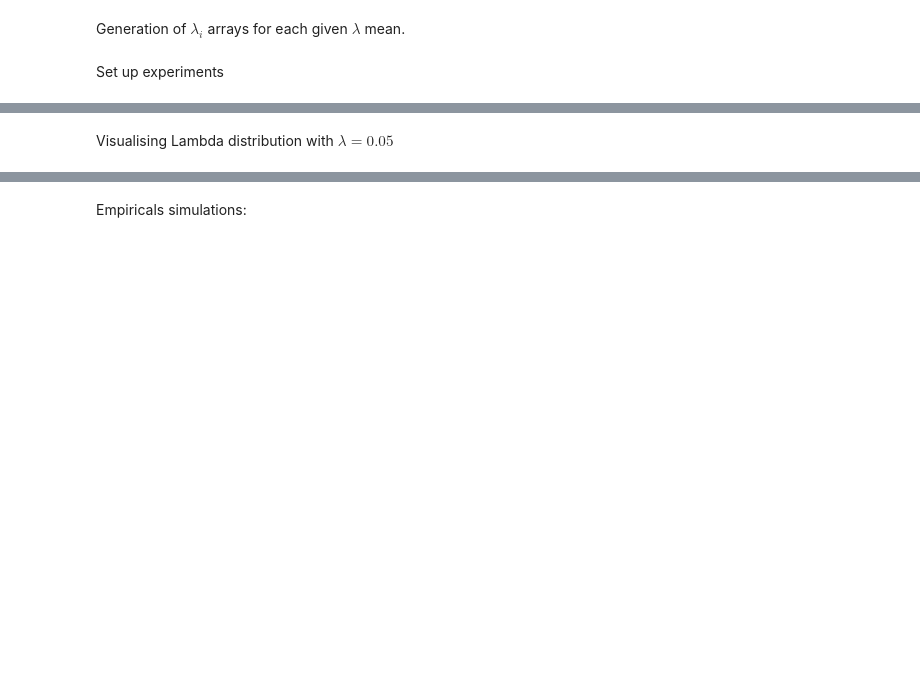
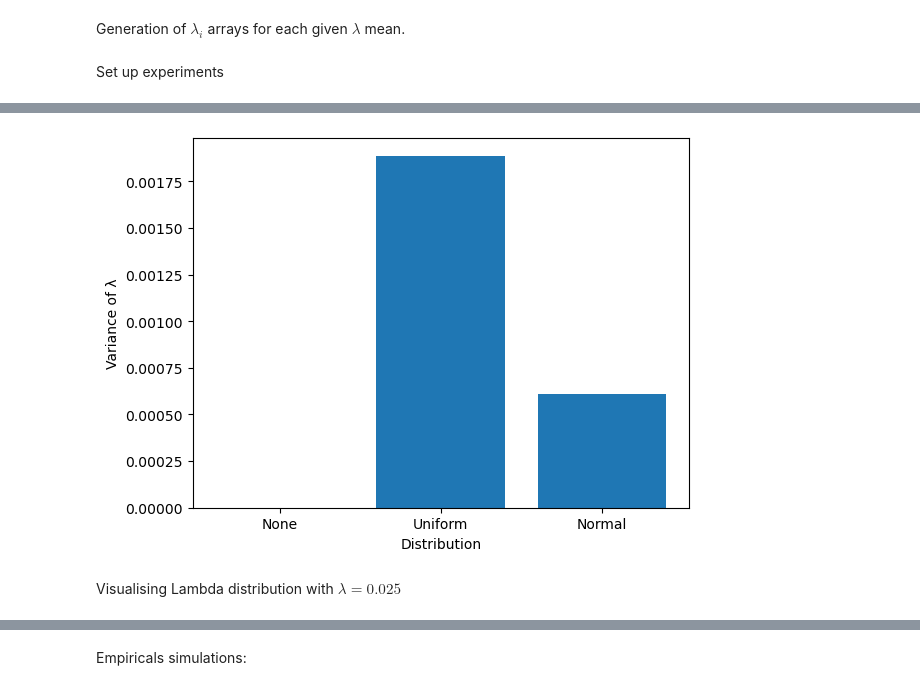
Before and after one commit to SunnyRT/SF5_network_analysis, a Jupyter notebook: experiments2.ipynb, the cells around one changed output, grey strips where cells are left out. Drawn from its saved outputs; the diff is of its cells as text; code cells hidden in the pictures; blank space fills up the shorter version.

```diff
--- a/experiments2.ipynb
+++ b/experiments2.ipynb
@@ -215,11 +276,16 @@ TDB
 # %% [markdown]
 # Distributions of $\lambda_i$ for individual nodes
+# %%
+dists = [None, "uniform", "normal"]
 # %% [markdown]
 Generation of $\lambda_i$ arrays for each given $\lambda$ mean.
 # %%
 def node_lambda(n, mean, dist=None):
     """Generate the susceptibility for each node in the network."""
-    # variance scale with mean value
+    # variance scale with mean value !!!!!
+
+    if mean == 0:
+        return np.zeros(n)
 
     if dist is None:
         lambda_i = np.full(n, mean)
@@ -227,11 +293,16 @@ def node_lambda(n, mean, dist=None):
         lambda_i = np.random.uniform(0, 2*mean, n)
     elif dist == "normal":
         std = mean / 3
-        lambda_i = np.random.normal(mean, std, n)
-        lambda_i = np.clip(lambda_i, 0, 2*mean)
+        a=0
+        b=2*mean
+        a_norm, b_norm = (a - mean) / std, (b - mean) / std
+        lambda_i = truncnorm(a=a_norm, b=b_norm, loc=mean, scale=std).rvs(n)
+
     elif dist == "exponential":
-        lambda_i = np.random.exponential(mean, n)
-        lambda_i = np.clip(lambda_i, 0, 1) # FIXME: after clipping, the mean is shifted to the left slightly
+        scale = mean
+        b = 1/scale
+        lambda_i = truncexpon(b=b, loc=0, scale=scale).rvs(n)
+
     else:
         raise ValueError("Invalid distribution type.")
     return lambda_i
@@ -257,14 +339,16 @@ print(lambda_means_actual)
 # %%
-# # check variance of each distribution
-# lambda_var = np.var(lambda_mats, axis=2)
-# plt.figure()
-# dists_str = ["None", "Uniform", "Normal", "Exponential"]
-# plt.bar(dists_str, lambda_var[:,4])
-# plt.xlabel('Distribution')
-# plt.ylabel('Variance of λ')
-# plt.show()
+# check variance of each distribution
+lambda_var = np.var(lambda_mats, axis=2)
+plt.figure()
+dists_str = ["None", "Uniform", "Normal"]
+plt.bar(dists_str, lambda_var[:,3])
+plt.xlabel('Distribution')
+plt.ylabel('Variance of λ')
+plt.show()
+# %% [output]
+[figure, added]
 # %% [markdown]
-Visualising Lambda distribution with $\lambda = 0.05$
+Visualising Lambda distribution with $\lambda = 0.025$
 # %%
 from scipy.stats import uniform, norm, expon
 
```
Also changed, not shown: parts of 44 cells of this notebook, 2 other files.
